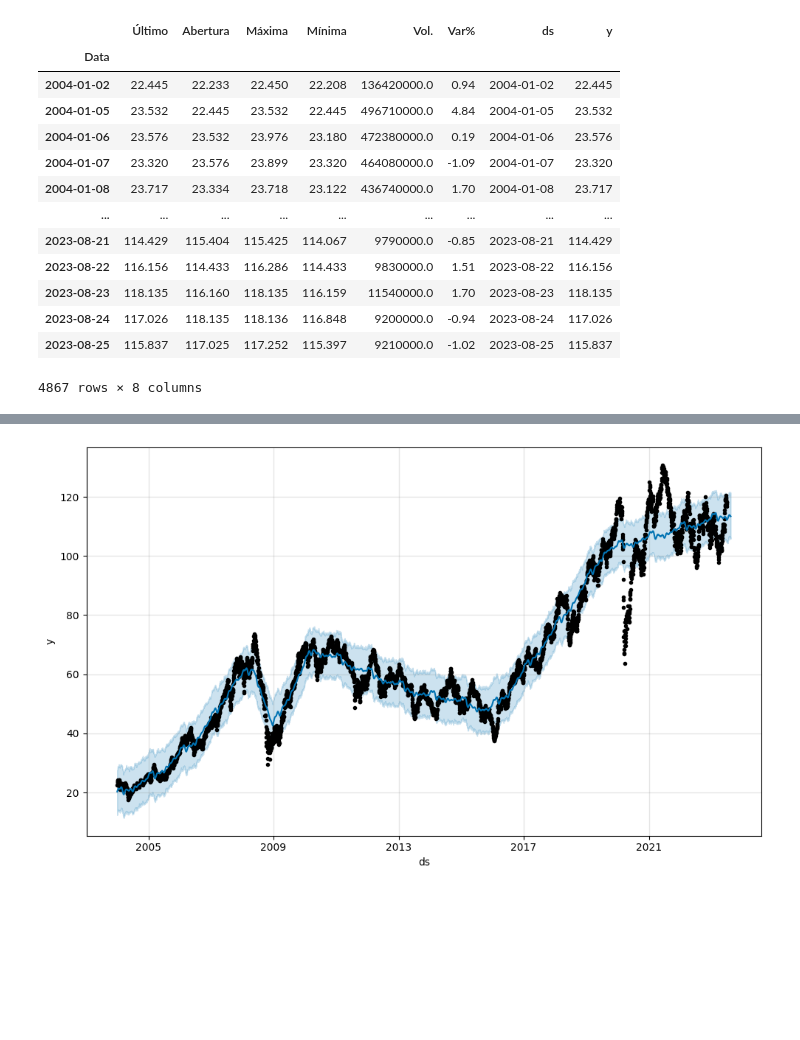
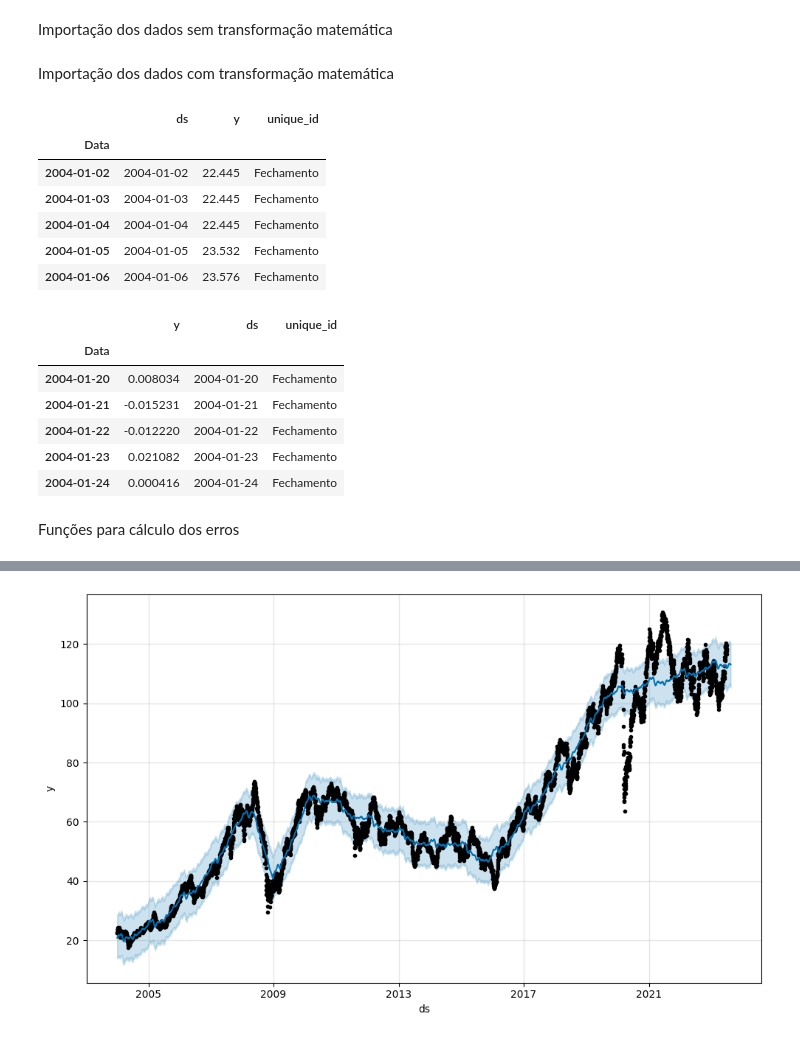
Before and after one commit to MCardosoDev/Tech_Challenge_Fase2, a Jupyter notebook: Tech_Challenge2_prophet.ipynb, the cells around one changed output, grey strips where cells are left out. Saved outputs shown, nothing was run; the diff lists cells and outputs as text; code cells hidden in the pictures; blank space fills up the shorter version.

```diff
--- a/Tech_Challenge2_prophet.ipynb
+++ b/Tech_Challenge2_prophet.ipynb
@@ -12,17 +12,2 @@ df.drop('Data', inplace=True, axis=1)
-# %%
-df
-# %% [output]
-|  | Último | Abertura | Máxima | Mínima | Vol. | Var% | ds | y |
-| Data |  |  |  |  |  |  |  |  |
-| 2004-01-02 | 22.445 | 22.233 | 22.450 | 22.208 | 136420000.0 | 0.94 | 2004-01-02 | 22.445 |
-| 2004-01-05 | 23.532 | 22.445 | 23.532 | 22.445 | 496710000.0 | 4.84 | 2004-01-05 | 23.532 |
-| 2004-01-06 | 23.576 | 23.532 | 23.976 | 23.180 | 472380000.0 | 0.19 | 2004-01-06 | 23.576 |
-| 2004-01-07 | 23.320 | 23.576 | 23.899 | 23.320 | 464080000.0 | -1.09 | 2004-01-07 | 23.320 |
-| 2004-01-08 | 23.717 | 23.334 | 23.718 | 23.122 | 436740000.0 | 1.70 | 2004-01-08 | 23.717 |
-| ... | ... | ... | ... | ... | ... | ... | ... | ... |
-| 2023-08-21 | 114.429 | 115.404 | 115.425 | 114.067 | 9790000.0 | -0.85 | 2023-08-21 | 114.429 |
-| 2023-08-22 | 116.156 | 114.433 | 116.286 | 114.433 | 9830000.0 | 1.51 | 2023-08-22 | 116.156 |
-| 2023-08-23 | 118.135 | 116.160 | 118.135 | 116.159 | 11540000.0 | 1.70 | 2023-08-23 | 118.135 |
-| 2023-08-24 | 117.026 | 118.135 | 118.136 | 116.848 | 9200000.0 | -0.94 | 2023-08-24 | 117.026 |
-| 2023-08-25 | 115.837 | 117.025 | 117.252 | 115.397 | 9210000.0 | -1.02 | 2023-08-25 | 115.837 |
-4867 rows × 8 columns
+# %% [markdown]
+Importação dos dados sem transformação matemática
@@ -28,0 +27,2 @@ df
+# %% [markdown]
+Importação dos dados com transformação matemática
@@ -29,3 +42,25 @@ df
+# %%
+train.head()
+# %% [output]
+|  | ds | y | unique_id |
+| Data |  |  |  |
+| 2004-01-02 | 2004-01-02 | 22.445 | Fechamento |
+| 2004-01-03 | 2004-01-03 | 22.445 | Fechamento |
+| 2004-01-04 | 2004-01-04 | 22.445 | Fechamento |
+| 2004-01-05 | 2004-01-05 | 23.532 | Fechamento |
+| 2004-01-06 | 2004-01-06 | 23.576 | Fechamento |
+# %%
+train_diff.head()
+# %% [output]
+|  | y | ds | unique_id |
+| Data |  |  |  |
+| 2004-01-20 | 0.008034 | 2004-01-20 | Fechamento |
+| 2004-01-21 | -0.015231 | 2004-01-21 | Fechamento |
+| 2004-01-22 | -0.012220 | 2004-01-22 | Fechamento |
+| 2004-01-23 | 0.021082 | 2004-01-23 | Fechamento |
+| 2004-01-24 | 0.000416 | 2004-01-24 | Fechamento |
+# %% [markdown]
+Funções para cálculo dos erros
 # %%
 def mape_error(y_true, y_pred):
     n = len(y_true)
```
Also changed, not shown: parts of 32 cells of this notebook, 13 other files.
